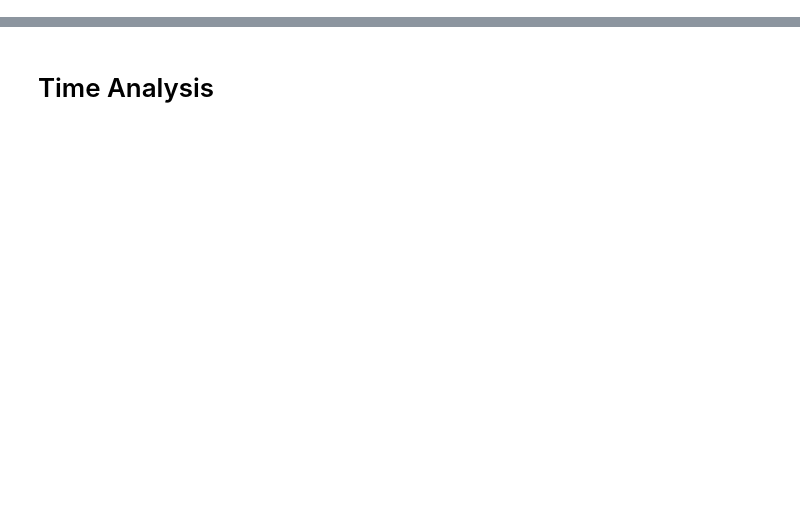
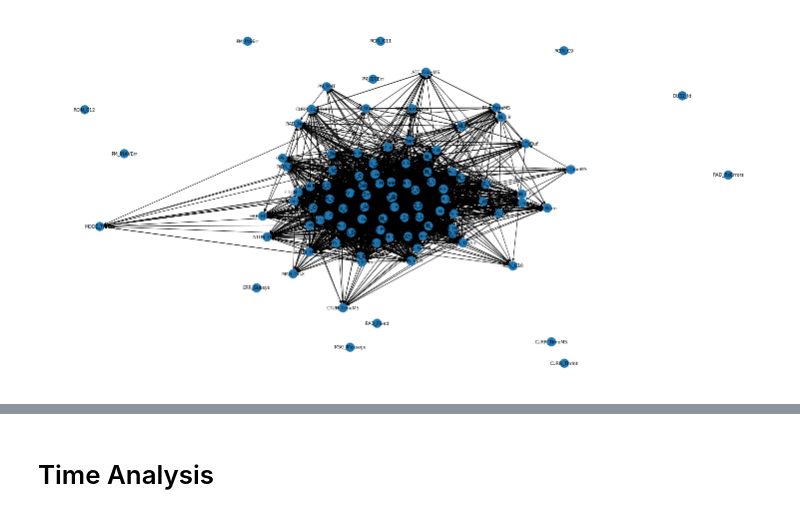
Before and after one commit to Husseinjd/DroneCrashDetection, a Jupyter notebook: sample_testing/testing.ipynb, the cells around one changed output, grey strips where cells are left out. Cells and saved outputs as stored; diff of their text form; code cells hidden in the pictures; blank space fills up the shorter version.

```diff
--- a/sample_testing/testing.ipynb
+++ b/sample_testing/testing.ipynb
@@ -31,0 +30,9 @@ tb
+# %%
+dg = load_pickle('../stats_files','directed_networkx_graph.pickle')
+pos = nx.spring_layout(dg,k=0.3,iterations=10)
+plt.figure(figsize=(20,10))
+nx.draw(dg,with_labels=True,font_size=9,pos=pos)
+plt.draw()
+plt.show()
+# %% [output]
+[figure, added]
```
Also changed, not shown: parts of 3 cells of this notebook, 3 other files.
